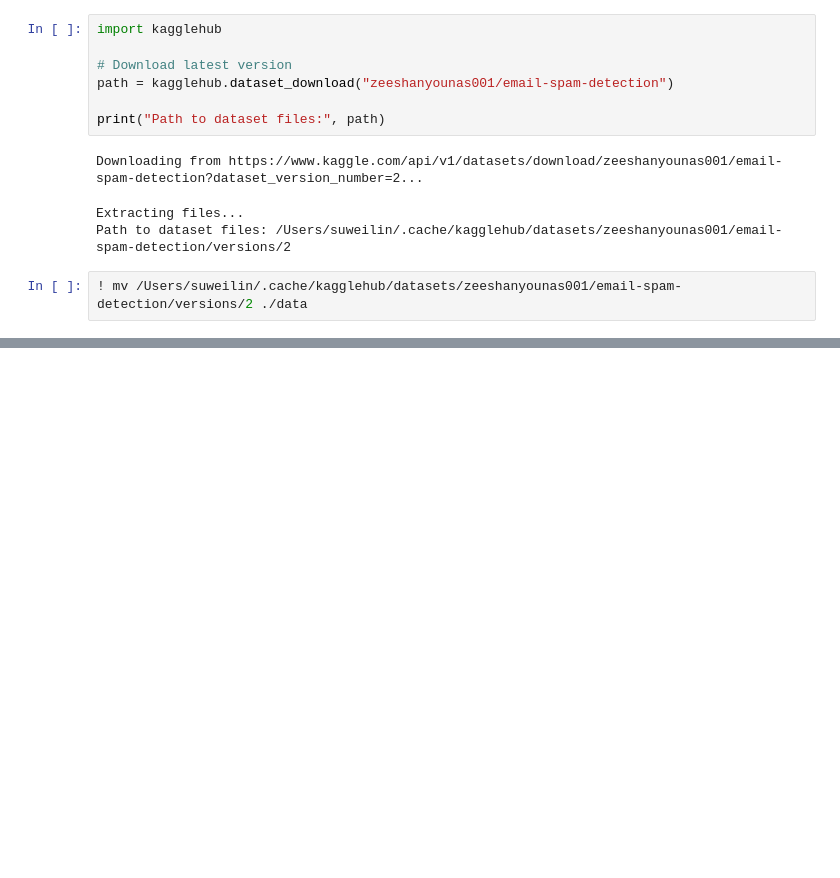
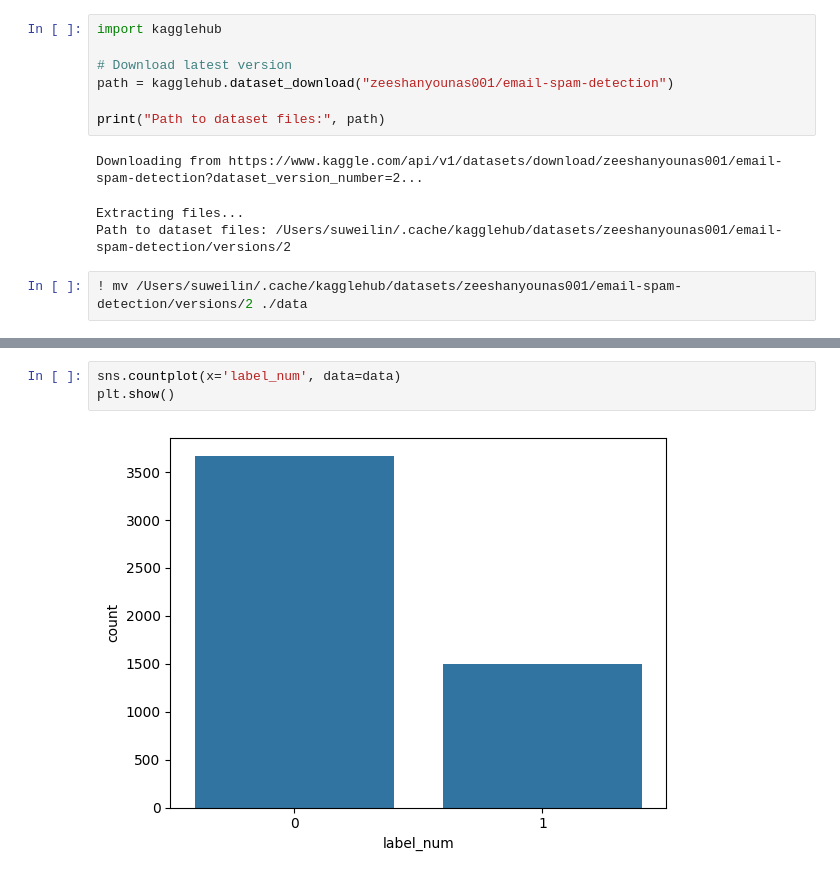
Before and after one commit to steven556610/machine-learning-application, a Jupyter notebook: text_ml/email-spam-detection/data_process.ipynb, the cells around one changed output, grey strips where cells are left out. Cells and saved outputs as stored; diff of their text form; blank space fills up the shorter version.

```diff
--- a/text_ml/email-spam-detection/data_process.ipynb
+++ b/text_ml/email-spam-detection/data_process.ipynb
@@ -55,0 +117,5 @@ df
+# %%
+sns.countplot(x='label_num', data=data)
+plt.show()
+# %% [output]
+[figure, added]
```
Also changed, not shown: parts of 29 cells of this notebook, 2 other files.
